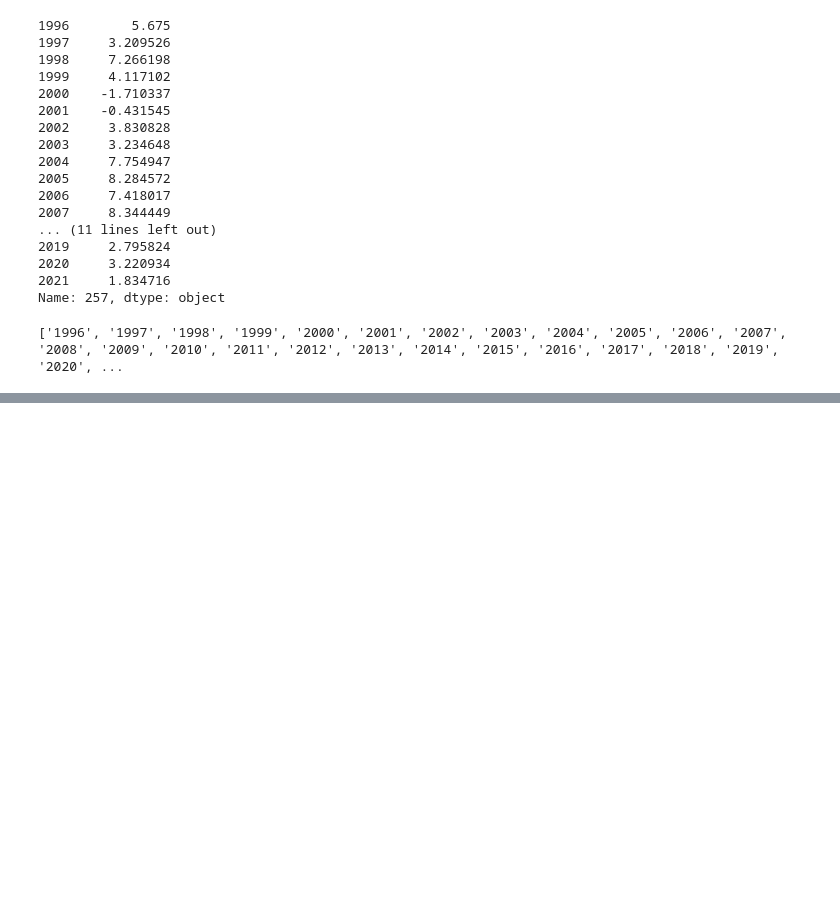
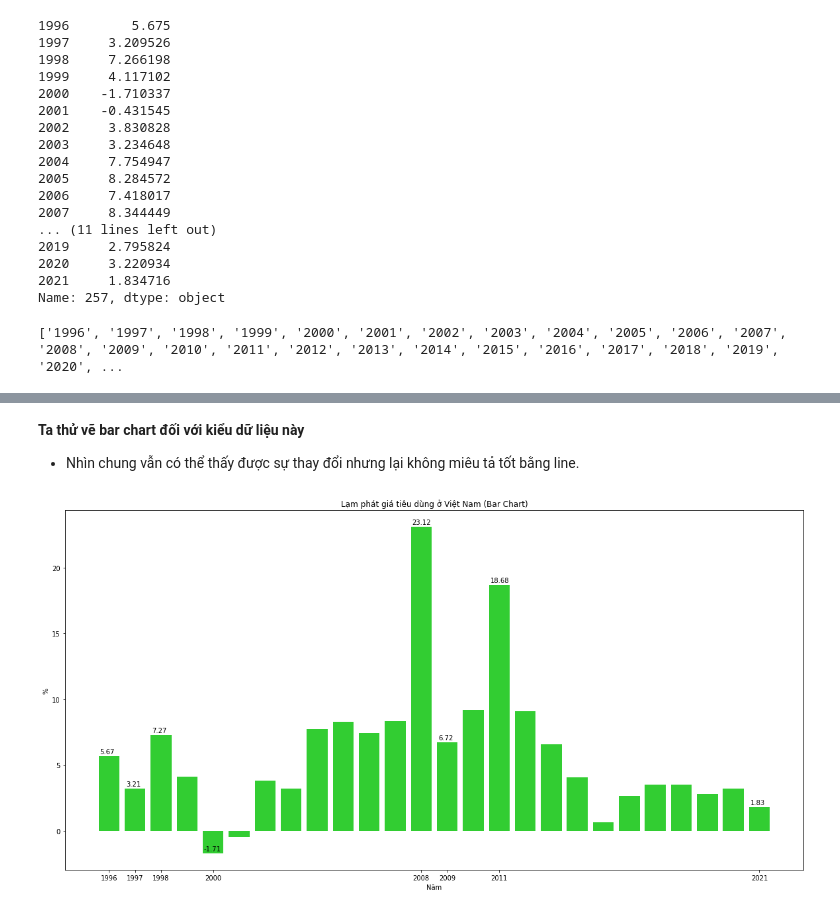
Before and after one commit to ToanLyHoa/Report-data-analysis, a Jupyter notebook: Report.ipynb, the cells around one changed output, grey strips where cells are left out. Cells and saved outputs as stored; diff of their text form; code cells hidden in the pictures; blank space fills up the shorter version.

```diff
--- a/Report.ipynb
+++ b/Report.ipynb
@@ -166,0 +179,24 @@ ax.set(title = 'Lạm phát giá tiêu dùng ở Việt Nam',
+# %% [markdown]
+**Ta thử vẽ bar chart đối với kiểu dữ liệu này**
+- Nhìn chung vẫn có thể thấy được sự thay đổi nhưng lại không miêu tả tốt bằng line.
+# %%
+fig, ax = plt.subplots()
+ax.bar(list(data.index), list(data.values), color = 'limegreen')
+# chỉ định trục x hiện như thế nào, cụ thể ta chỉ định những năm
+# có biến động lớn như cực đại và cực tiểu
+indices = find_max_min_local(data.tolist())
+indices = [0] + indices + [len(data.index) - 1]
+fig.set_figwidth(20)
+fig.set_figheight(10)
+ax.set_xticks(indices)
+for i in range(len(indices)):
+        values = round(data.values[indices[i]], 2)
+        ax.annotate(f"{values}",
+                xy=(indices[i], values), xycoords='data',
+                xytext= (indices[i] - 0.35, values + 0.2),
+                )
+ax.set(title = 'Lạm phát giá tiêu dùng ở Việt Nam (Bar Chart)',
+        xlabel = 'Năm',
+        ylabel = '%');
+# %% [output]
+[figure, added]
```
Also changed, not shown: parts of 16 cells of this notebook, 1 other file.
